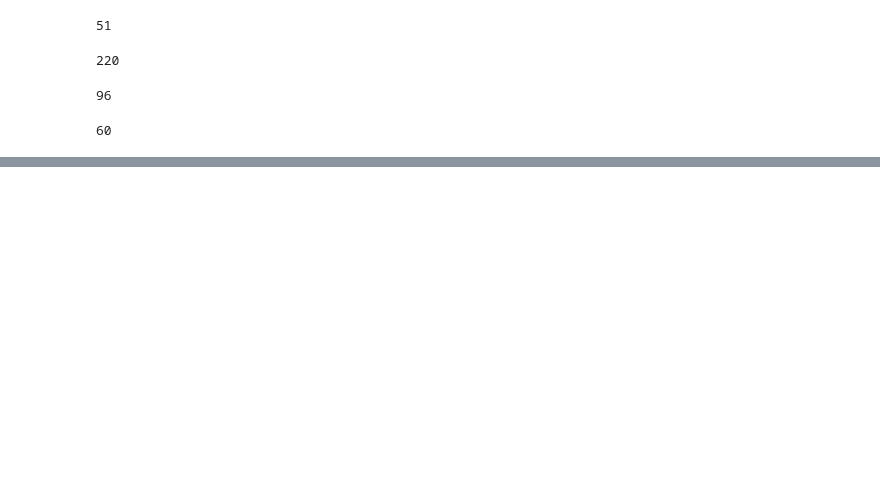
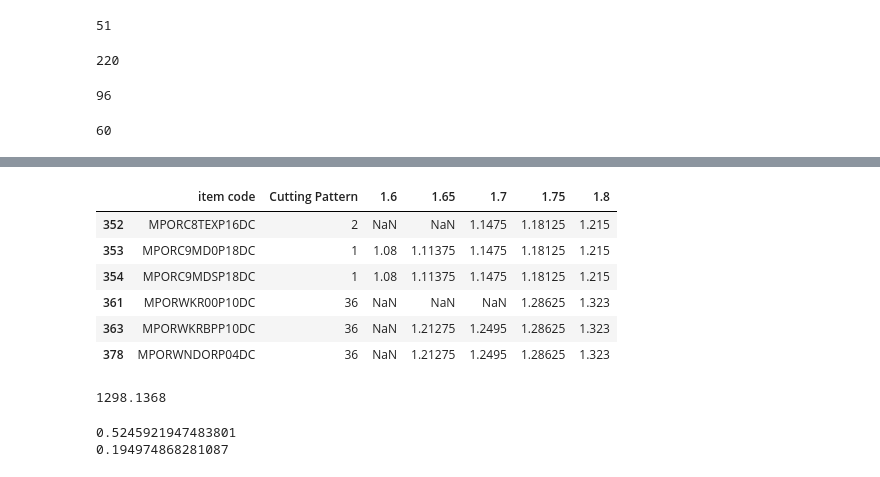
Before and after one commit to mohit-mhjn/byproduct_inventory_opt, a Jupyter notebook: PP_Model/data validation.ipynb, the cells around one changed output, grey strips where cells are left out. Cells and saved outputs as stored; diff of their text form; code cells hidden in the pictures; blank space fills up the shorter version.

```diff
--- a/PP_Model/data validation.ipynb
+++ b/PP_Model/data validation.ipynb
@@ -518,0 +547,15 @@ ModuleNotFoundError: No module named 'pandas'
+# %%
+data = pd.read_excel('Model_Input_Final.xlsm', sheetname="Yield",)
+# data = data[data['item code'].isin(all_sku)][['item code','Cutting Pattern',1.6,1.65,1.7,1.75,1.8]]
+data = data[data['item code'].isin(sku_list) & data['Cutting Pattern'].isin([36,2,1])][['item code','Cutting Pattern',1.6,1.65,1.7,1.75,1.8]]
+sku_list = data['item code']
+# %%
+data
+# %% [output]
+|  | item code | Cutting Pattern | 1.6 | 1.65 | 1.7 | 1.75 | 1.8 |
+| 352 | MPORC8TEXP16DC | 2 | NaN | NaN | 1.1475 | 1.18125 | 1.215 |
+| 353 | MPORC9MD0P18DC | 1 | 1.08 | 1.11375 | 1.1475 | 1.18125 | 1.215 |
+| 354 | MPORC9MDSP18DC | 1 | 1.08 | 1.11375 | 1.1475 | 1.18125 | 1.215 |
+| 361 | MPORWKR00P10DC | 36 | NaN | NaN | NaN | 1.28625 | 1.323 |
+| 363 | MPORWKRBPP10DC | 36 | NaN | 1.21275 | 1.2495 | 1.28625 | 1.323 |
+| 378 | MPORWNDORP04DC | 36 | NaN | 1.21275 | 1.2495 | 1.28625 | 1.323 |
@@ -518,0 +564,13 @@ ModuleNotFoundError: No module named 'pandas'
+# %%
+111*1.1475+6007*0.1949
+# %% [output]
+1298.1368
+# %%
+data.dropna()
+y_1 = np.mean(data[data['Cutting Pattern']==1][1.7])
+y_4 = np.mean(data[data['Cutting Pattern']==4][1.7])
+print(y_1)
+print(y_4)
+# %% [output]
+0.5245921947483801
+0.194974868281087
```
Also changed, not shown: parts of 28 cells of this notebook, 8 other files.
